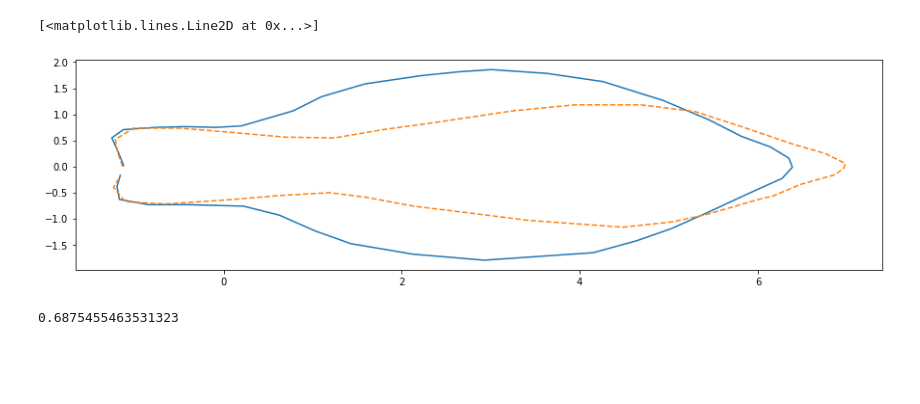
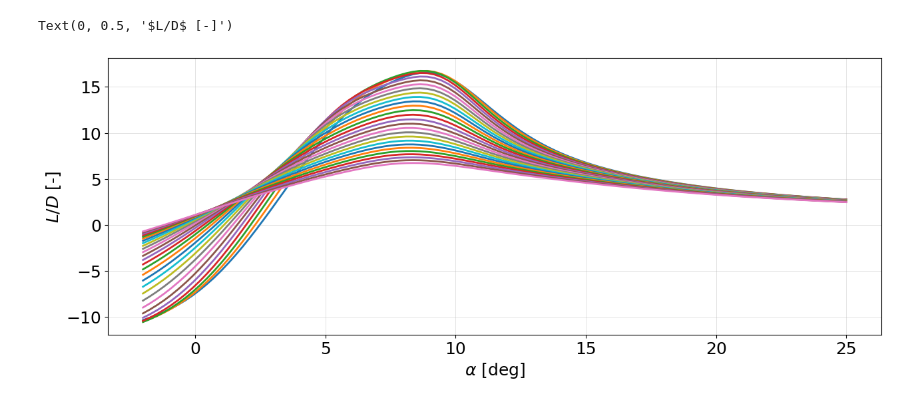
Before and after one commit to MIT-LAE/pyNA, a Jupyter notebook: pyNA/run/Untitled.ipynb, the cells around one changed output. Cells and saved outputs as stored; diff of their text form; code cells hidden in the pictures; blank space fills up the shorter version.

```diff
--- a/pyNA/run/Untitled.ipynb
+++ b/pyNA/run/Untitled.ipynb
@@ -19,11 +0,0 @@ for i in np.arange(np.size(x2)):
-# %%
-plt.figure(figsize=(15,4))
-plt.plot(x1, y1, '-')
-plt.plot(x2, y2, '--')
-# %% [output]
-[<matplotlib.lines.Line2D at 0x...>]
-[figure, removed]
-# %%
-print(Polygon(B).area/Polygon(A).area)
-# %% [output]
-0.6875455463531323
@@ -29,0 +22,47 @@ print(Polygon(B).area/Polygon(A).area)
+# %%
+py = pyna()
+py.initialize()
+py.airframe.get_aerodynamics_deck()
+# %%
+# Create aerodynamics cubic interpolants
+A  = np.zeros(np.size(py.airframe.aero['alpha'])*np.size(py.airframe.aero['theta_flaps'])*np.size(py.airframe.aero['theta_slats']))
+TF = np.zeros(np.size(py.airframe.aero['alpha'])*np.size(py.airframe.aero['theta_flaps'])*np.size(py.airframe.aero['theta_slats']))
+TS = np.zeros(np.size(py.airframe.aero['alpha'])*np.size(py.airframe.aero['theta_flaps'])*np.size(py.airframe.aero['theta_slats']))
+CL = np.zeros(np.size(py.airframe.aero['alpha'])*np.size(py.airframe.aero['theta_flaps'])*np.size(py.airframe.aero['theta_slats']))
+CD = np.zeros(np.size(py.airframe.aero['alpha'])*np.size(py.airframe.aero['theta_flaps'])*np.size(py.airframe.aero['theta_slats']))
+
+cntr = -1
+for i, a in enumerate(py.airframe.aero['alpha']):
+    for j, tf in enumerate(py.airframe.aero['theta_flaps']):
+        for k, ts in enumerate(py.airframe.aero['theta_slats']):
+            cntr = cntr + 1
+            A[cntr] = a
+            TF[cntr] = tf
+            TS[cntr] = ts
+            CL[cntr] = py.airframe.aero['c_l'][i,j,k]
+            CD[cntr] = py.airframe.aero['c_d'][i,j,k]
+
+f_L = scipy.interpolate.Rbf(A, TF, TS, CL, function='cubic')
+f_D = scipy.interpolate.Rbf(A, TF, TS, CD, function='cubic')
+f_LD = scipy.interpolate.Rbf(A, TF, TS, CL/CD, function='cubic')
+
+f_alpha = scipy.interpolate.Rbf(TS, TF, CL, A, function='cubic')
+# %%
+# Plot figure
+plt.figure(figsize=(15,5.5))
+plt.style.use('../utils/plot.mplstyle')
+
+alpha = np.linspace(-2, 25, 100)
+
+for th_flaps in np.linspace(0, 26, 27):
+    l = f_L(alpha, th_flaps*np.ones(np.size(alpha)), -6*np.ones(np.size(alpha)))
+    d = f_D(alpha, th_flaps*np.ones(np.size(alpha)), -6*np.ones(np.size(alpha)))
+    plt.plot(alpha, l/d, label=r'$\theta_{flaps}=$'+str(th_flaps)+' deg')
+
+
+plt.xlabel(r'$\alpha$ [deg]')
+plt.ylabel(r'$L/D$ [-]')
+# plt.legend(frameon=False, loc='upper right')
+# %% [output]
+Text(0, 0.5, '$L/D$ [-]')
+[figure, added]
```
Also changed, not shown: parts of 8 cells of this notebook, 24 other files.
